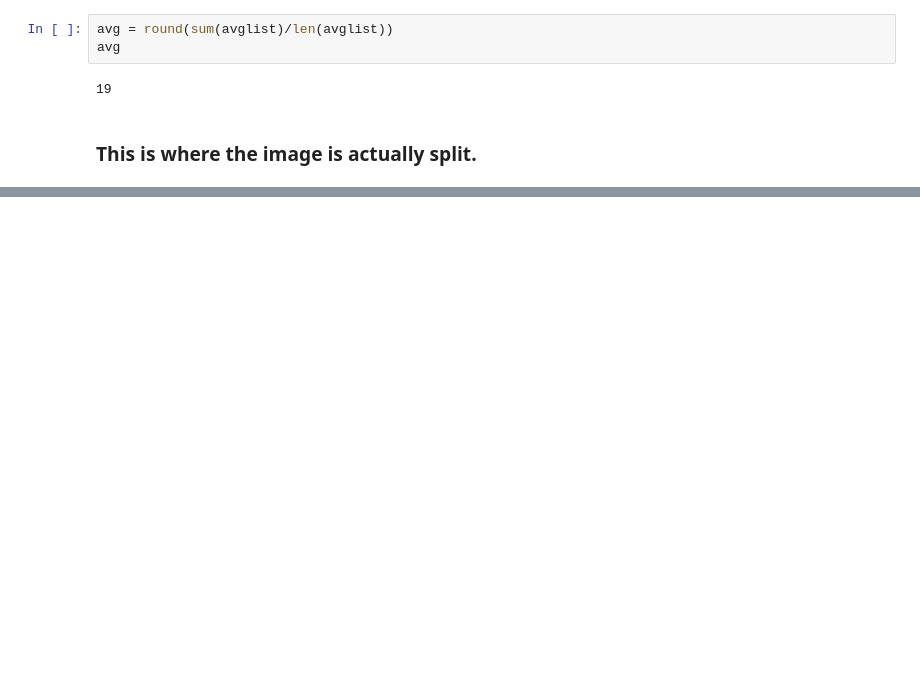
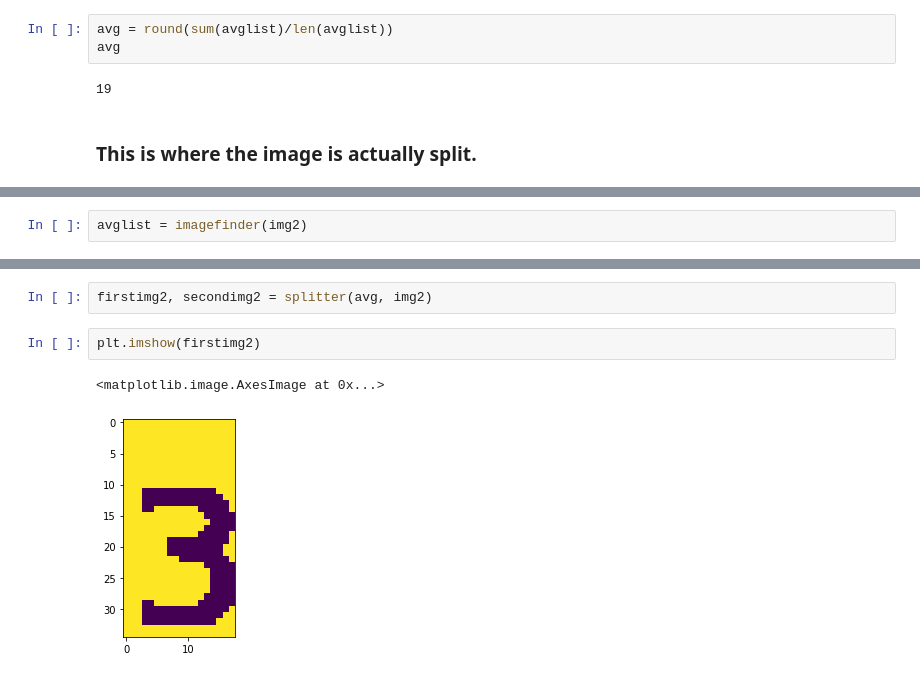
Before and after one commit to mallen-11/math-problem-solver, a Jupyter notebook: Notebooks/Image_Splitting.ipynb, the cells around one changed output, grey strips where cells are left out. Cells and saved outputs as stored; diff of their text form; blank space fills up the shorter version.

```diff
--- a/Notebooks/Image_Splitting.ipynb
+++ b/Notebooks/Image_Splitting.ipynb
@@ -82,0 +113,2 @@ plt.imshow(secondimg)
+# %%
+avglist = imagefinder(img2)
@@ -82,0 +120,7 @@ plt.imshow(secondimg)
+# %%
+firstimg2, secondimg2 = splitter(avg, img2)
+# %%
+plt.imshow(firstimg2)
+# %% [output]
+<matplotlib.image.AxesImage at 0x...>
+[figure, added]
```
Also changed, not shown: parts of 32 cells of this notebook, 5 other files.
